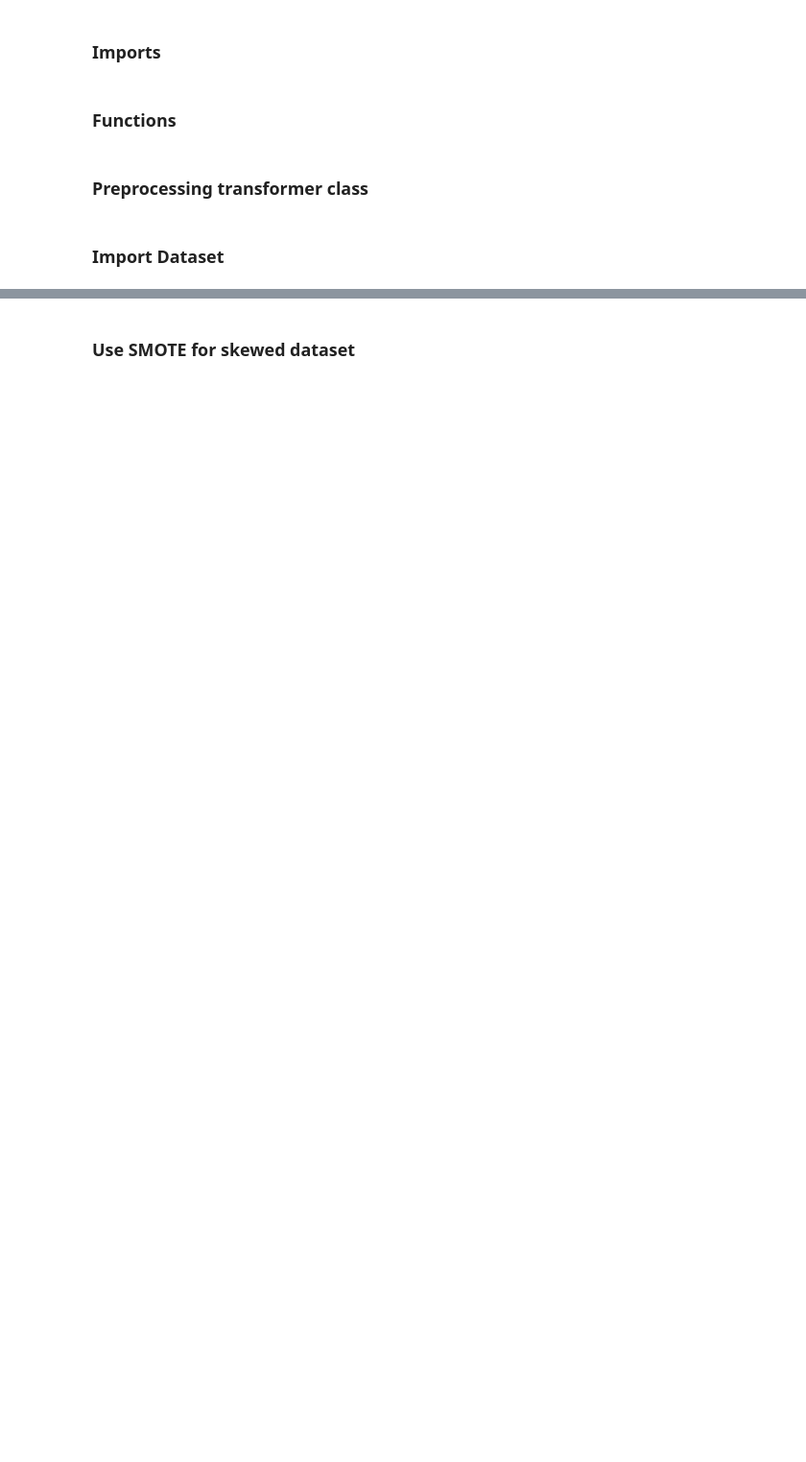
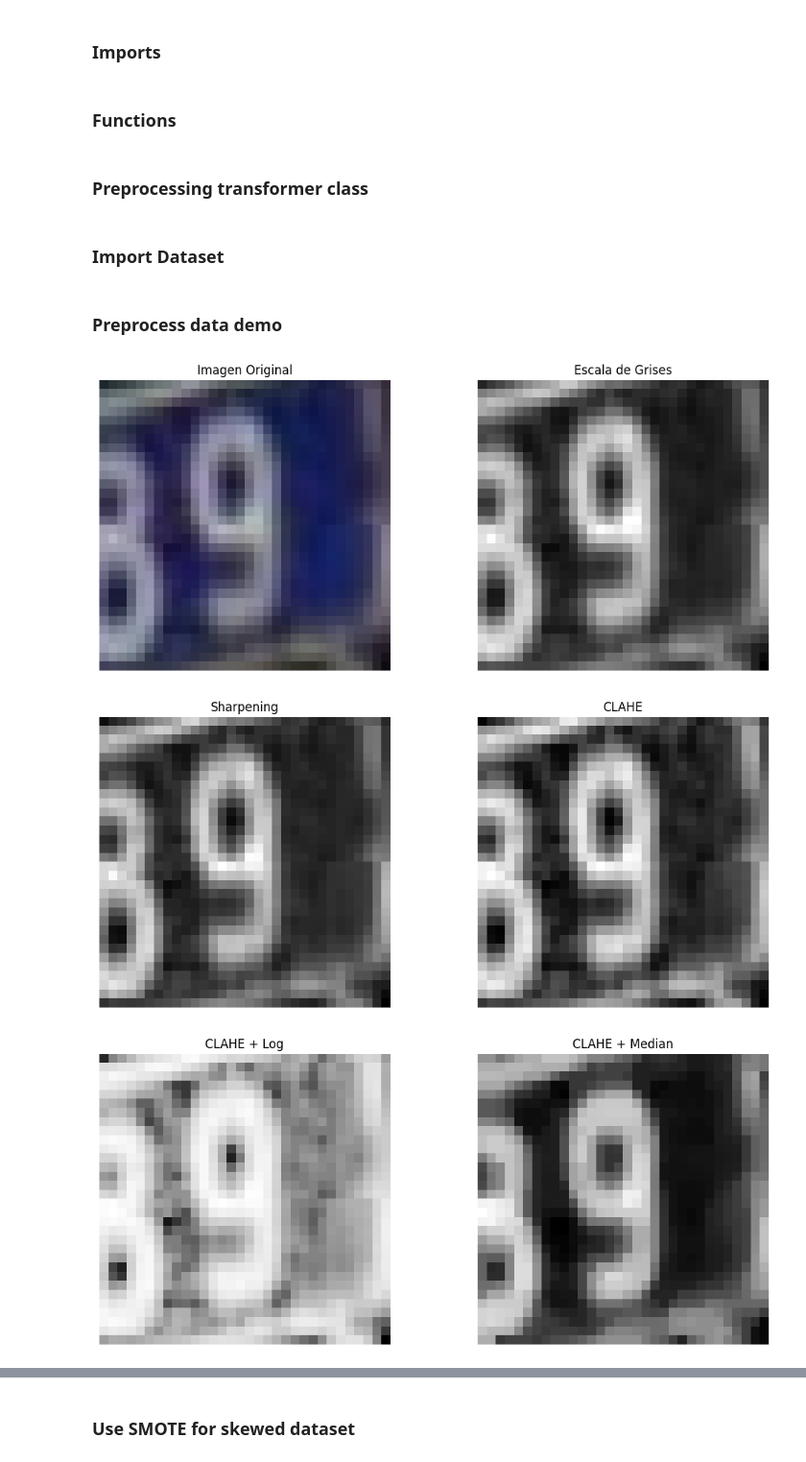
Before and after one commit to bisaacma-iteso/aprendizaje_automatico, a Jupyter notebook: aprendiendo-machin/notebooks/10.bima_confusion_matrix.ipynb, the cells around one changed output, grey strips where cells are left out. Shown at 96% size. Drawn from its saved outputs; the diff is of its cells as text; code cells hidden in the pictures; blank space fills up the shorter version.

```diff
--- a/aprendiendo-machin/notebooks/10.bima_confusion_matrix.ipynb
+++ b/aprendiendo-machin/notebooks/10.bima_confusion_matrix.ipynb
@@ -304,3 +305,21 @@ ds_test_images = np.array(ds_test["image"])
 # %%
 Y_train = np.array(ds_train["label"])
 Y_test =  np.array(ds_test["label"])
+# %% [markdown]
+### Preprocess data demo
+# %%
+transformer = PreprocessingTransformer(gaussian_sigma=6,
+                                       extra_filter='median',
+                                       debug=True,
+                                       random_sample_id=0)
+
+X_pca_train = transformer.transform(X=np.expand_dims(ds_train_images[50],
+                                    axis=0),
+                                    y=Y_train)
+
+#X_train = transformer.transform(ds_train_images)
+#X_test  = transformer.transform(ds_test_images)
+# %% [output]
+[figure, added]
+[figure, added]
+[figure, added]
```
Also changed, not shown: parts of 16 cells of this notebook, 1 other file.
